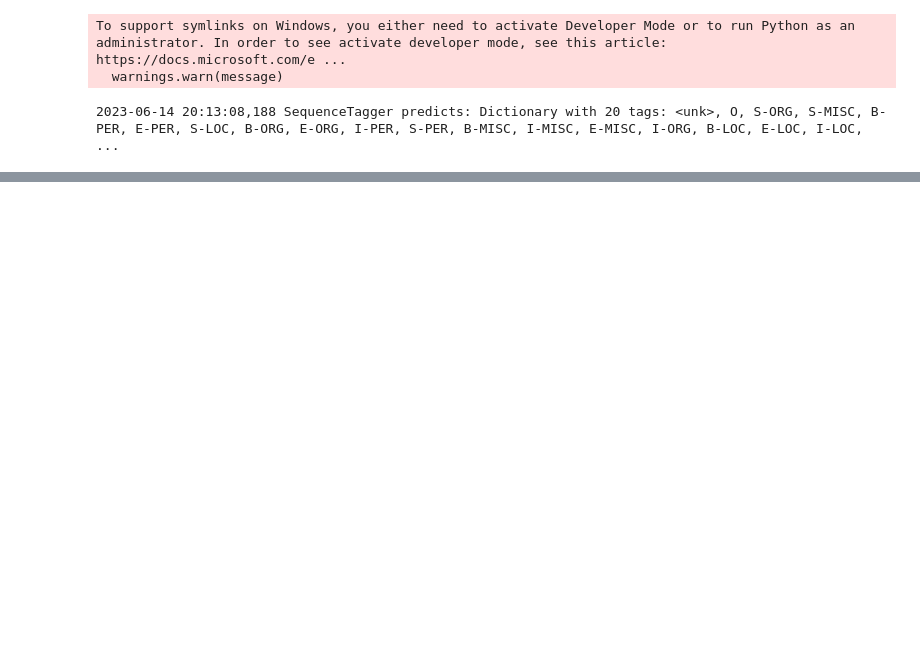
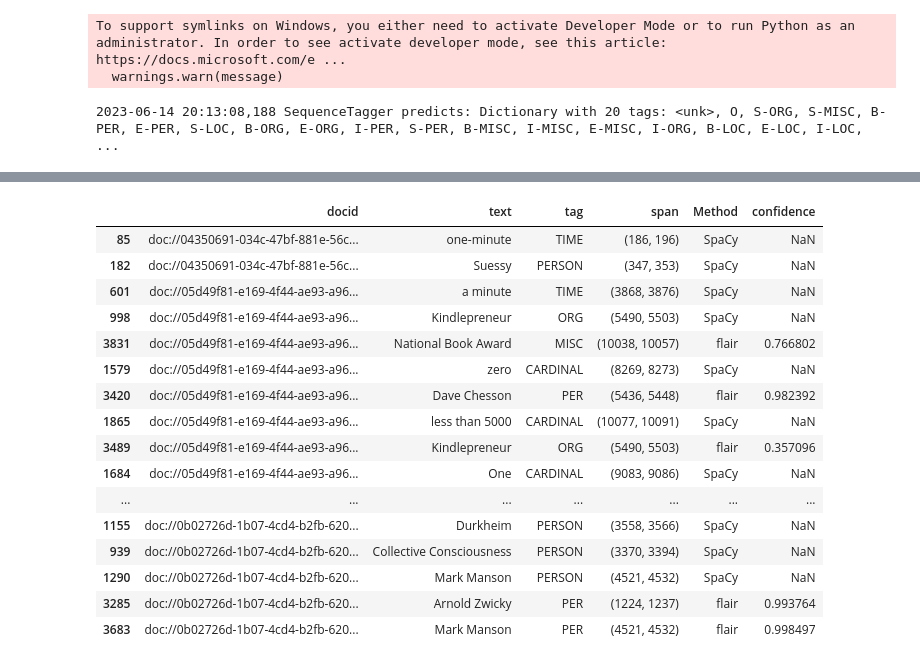
Before and after one commit to DecafSunrise/SuperNER, a Jupyter notebook: Test NER.ipynb, the cells around one changed output, grey strips where cells are left out. Saved outputs shown, nothing was run; the diff lists cells and outputs as text; code cells hidden in the pictures; blank space fills up the shorter version.

```diff
--- a/Test NER.ipynb
+++ b/Test NER.ipynb
@@ -20,0 +260,20 @@ df
+# %%
+df3.head(50)
+# %% [output]
+|  | docid | text | tag | span | Method | confidence |
+| 85 | doc://04350691-034c-47bf-881e-56c... | one-minute | TIME | (186, 196) | SpaCy | NaN |
+| 182 | doc://04350691-034c-47bf-881e-56c... | Suessy | PERSON | (347, 353) | SpaCy | NaN |
+| 601 | doc://05d49f81-e169-4f44-ae93-a96... | a minute | TIME | (3868, 3876) | SpaCy | NaN |
+| 998 | doc://05d49f81-e169-4f44-ae93-a96... | Kindlepreneur | ORG | (5490, 5503) | SpaCy | NaN |
+| 3831 | doc://05d49f81-e169-4f44-ae93-a96... | National Book Award | MISC | (10038, 10057) | flair | 0.766802 |
+| 1579 | doc://05d49f81-e169-4f44-ae93-a96... | zero | CARDINAL | (8269, 8273) | SpaCy | NaN |
+| 3420 | doc://05d49f81-e169-4f44-ae93-a96... | Dave Chesson | PER | (5436, 5448) | flair | 0.982392 |
+| 1865 | doc://05d49f81-e169-4f44-ae93-a96... | less than 5000 | CARDINAL | (10077, 10091) | SpaCy | NaN |
+| 3489 | doc://05d49f81-e169-4f44-ae93-a96... | Kindlepreneur | ORG | (5490, 5503) | flair | 0.357096 |
+| 1684 | doc://05d49f81-e169-4f44-ae93-a96... | One | CARDINAL | (9083, 9086) | SpaCy | NaN |
+| ... | ... | ... | ... | ... | ... | ... |
+| 1155 | doc://0b02726d-1b07-4cd4-b2fb-620... | Durkheim | PERSON | (3558, 3566) | SpaCy | NaN |
+| 939 | doc://0b02726d-1b07-4cd4-b2fb-620... | Collective Consciousness | PERSON | (3370, 3394) | SpaCy | NaN |
+| 1290 | doc://0b02726d-1b07-4cd4-b2fb-620... | Mark Manson | PERSON | (4521, 4532) | SpaCy | NaN |
+| 3285 | doc://0b02726d-1b07-4cd4-b2fb-620... | Arnold Zwicky | PER | (1224, 1237) | flair | 0.993764 |
+| 3683 | doc://0b02726d-1b07-4cd4-b2fb-620... | Mark Manson | PER | (4521, 4532) | flair | 0.998497 |
```
Also changed, not shown: parts of 24 cells of this notebook, 2 other files.
